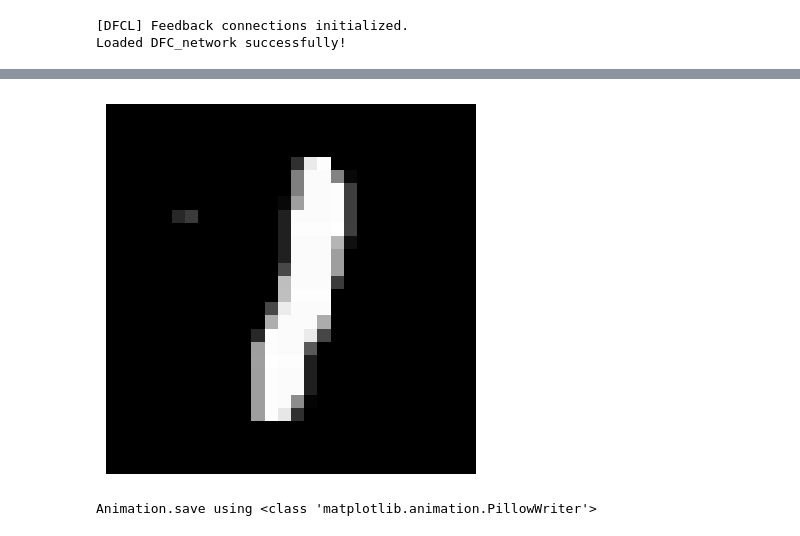
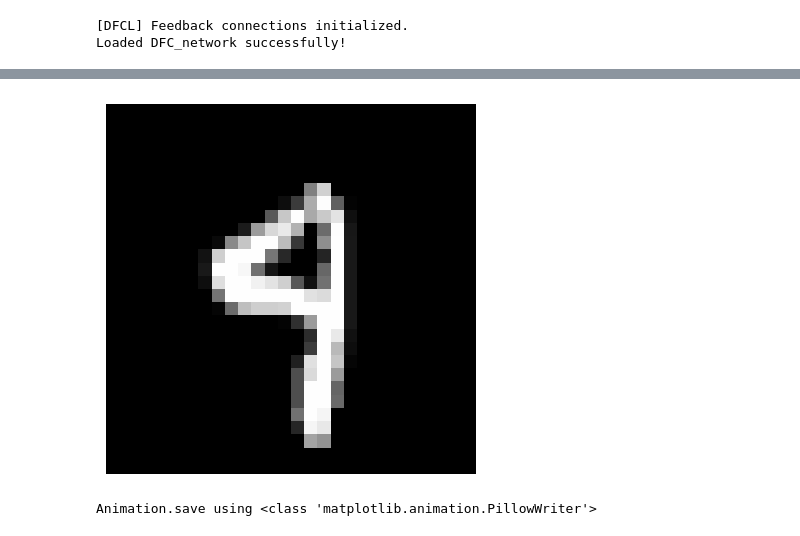
Before and after one commit to s-de-haan/Equilibrium-Fisher-Control, a Jupyter notebook: Multilayer_experiments.ipynb, the cells around one changed output, grey strips where cells are left out. Drawn from its saved outputs; the diff is of its cells as text; code cells hidden in the pictures.

```diff
--- a/Multilayer_experiments.ipynb
+++ b/Multilayer_experiments.ipynb
@@ -387,16 +380,21 @@ plt.show()
 # %%
 # convert one-hot target to class indices
-target_labels = target.argmax(dim=1)   # (N,)
+target_labels = target2.argmax(dim=1)   # (N,)
 
 # get sorting indices
 sorted_idx = torch.argsort(target_labels)
 
 # reorder everything
-generated_input = generated_input[sorted_idx]
-target = target[sorted_idx]
+generated_input2 = generated_input2[sorted_idx]
+target2 = target2[sorted_idx]
 
 # (optional) also sort other outputs if needed
 rs_sorted = [r[sorted_idx] for r in rs]  # if rs is a list of tensors
+# %%
+mean = generated_input.mean()
+std = generated_input.std() + 1e-8
+
+generated_input = (generated_input - mean) / std
 # %%
 imgs = generated_input.detach().cpu()
 n_cols=10
@@ -418,6 +416,8 @@ for i in range(n_samples):
     #plt.imshow(imgs[i], cmap="gray", vmin=0, vmax=1)
     #plt.imshow(imgs[i], cmap="gray")
     plt.axis("off")
+    if i ==100:
+        break
 
 plt.tight_layout()
 
@@ -469,0 +473,18 @@ plot_receptive_fields(model, normalize=False)
+# %%
+
+inds = [0,9,19,29,49,99,4999]
+fig, axes = plt.subplots(2, len(inds), figsize=(15, 5))
+for i in range(len(inds)):
+    # First row
+    axes[0,i].imshow(video[inds[i]].reshape(28,28).cpu(), cmap="gray")
+    axes[0,i].axis("off")
+    axes[0,i].set_title(f"t = {inds[i]+1}", fontsize=10)
+    axes[1,i].imshow(video2[inds[i]].reshape(28,28).cpu(), cmap="gray")
+    axes[1,i].axis("off")
+
+
+# Reduce horizontal spacing
+plt.subplots_adjust(wspace=0.05, hspace=0.01)
+
+#plt.tight_layout()
+plt.show()
@@ -470,18 +568,18 @@ plot_receptive_fields(model, normalize=False)
 # %%
 from matplotlib import animation
 
 
 fig = plt.figure()
-im = plt.imshow(video[0].cpu().reshape(28,28),cmap="grey",  vmin=-0.4242, vmax=2.8215)
+im = plt.imshow(video2[0].cpu().reshape(28,28),cmap="grey",  vmin=-0.4242, vmax=2.8215)
 plt.axis("off")
 
 def update(i):
 
-    im.set_array(video[i].cpu().reshape(28,28))
+    im.set_array(video2[i*10].cpu().reshape(28,28))
     return [im]
 
-ani = animation.FuncAnimation(fig, update, frames=500, interval=50)
+ani = animation.FuncAnimation(fig, update, frames=100, interval=50)
 # %% [output]
-[figure, old version]
+[figure, new version]
 # %%
 
```
Also changed, not shown: parts of 30 cells of this notebook, 11 other files.
